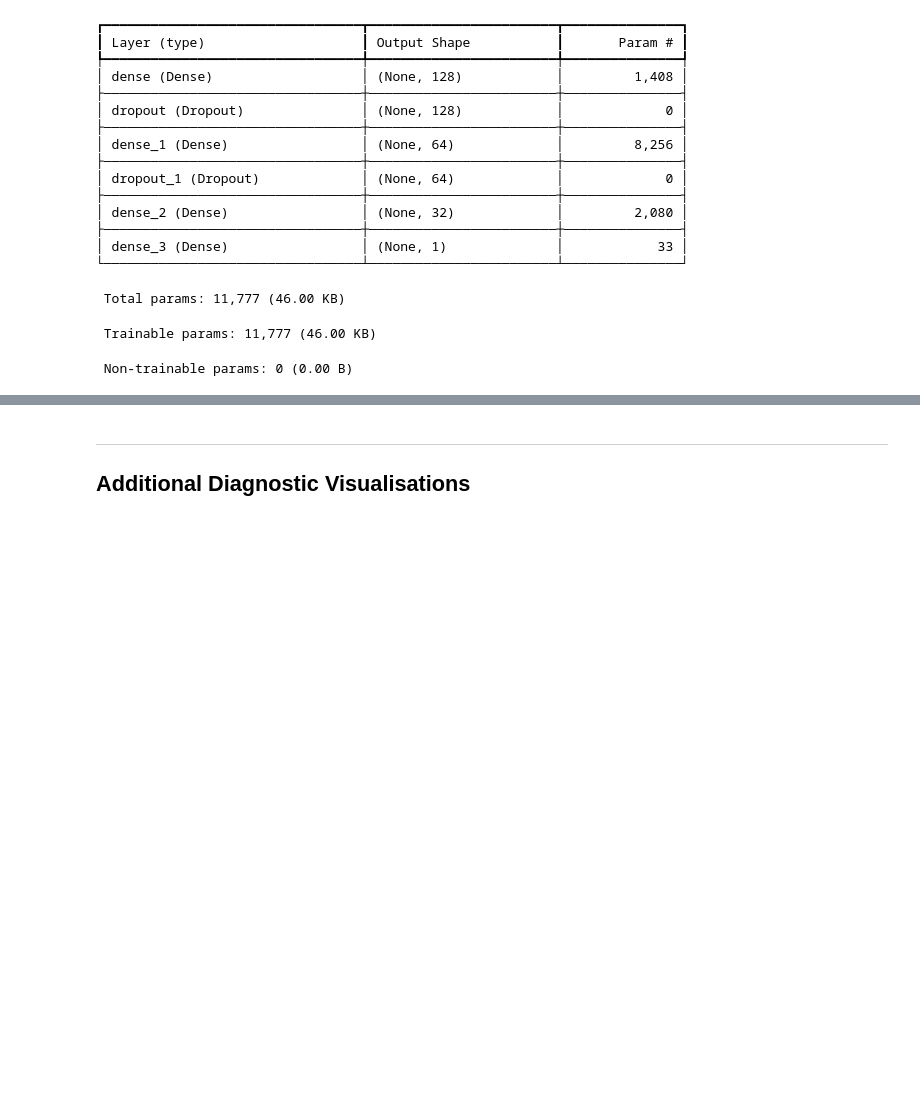
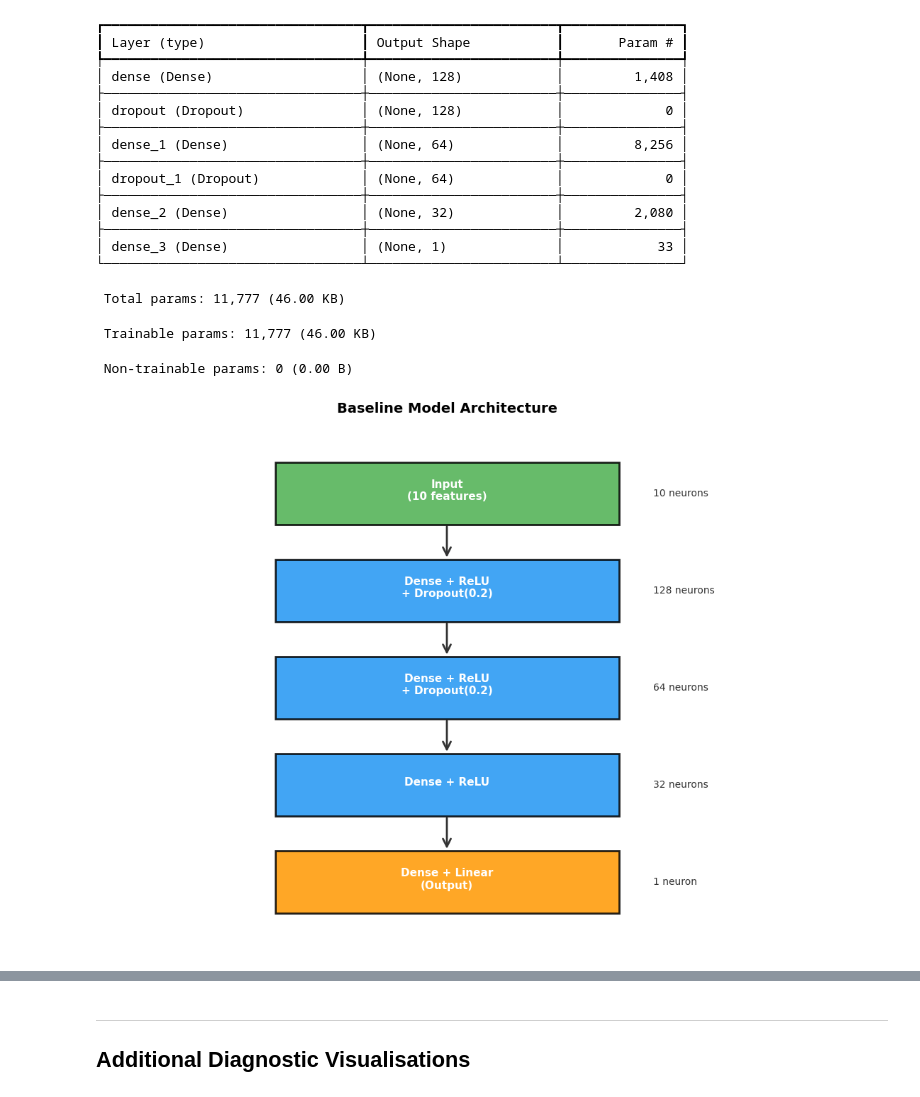
Before and after one commit to nakulpandit/DL_Proj_Final, a Jupyter notebook: DL_project.ipynb, the cells around one changed output, grey strips where cells are left out. Drawn from its saved outputs; the diff is of its cells as text; code cells hidden in the pictures; blank space fills up the shorter version.

Commit message:
updated plots

```diff
--- a/DL_project.ipynb
+++ b/DL_project.ipynb
@@ -292,6 +342,51 @@ Model: "sequential"
  Total params: 11,777 (46.00 KB)
  Trainable params: 11,777 (46.00 KB)
  Non-trainable params: 0 (0.00 B)
+# %%
+# Network Architecture Diagram
+fig, ax = plt.subplots(figsize=(10, 8))
+ax.set_xlim(0, 10)
+ax.set_ylim(0, 10)
+ax.axis('off')
+
+# Define layers
+layers = [
+    ('Input\n(10 features)', '10 neurons', '#4CAF50'),
+    ('Dense + ReLU\n+ Dropout(0.2)', '128 neurons', '#2196F3'),
+    ('Dense + ReLU\n+ Dropout(0.2)', '64 neurons', '#2196F3'),
+    ('Dense + ReLU', '32 neurons', '#2196F3'),
+    ('Dense + Linear\n(Output)', '1 neuron', '#FF9800')
+]
+
+n = len(layers)
+box_h = 1.2
+gap = (10 - n * box_h) / (n + 1)
+y_positions = [10 - gap - box_h / 2 - i * (box_h + gap) for i in range(n)]
+
+for idx, (label, size, color) in enumerate(layers):
+    y = y_positions[idx]
+    rect = plt.Rectangle((2.5, y - box_h/2), 5, box_h,
+                         facecolor=color, edgecolor='black',
+                         linewidth=2, alpha=0.85, zorder=2)
+    ax.add_patch(rect)
+    ax.text(5, y + 0.05, label, ha='center', va='center',
+            fontsize=11, fontweight='bold', color='white', zorder=3)
+    ax.text(8.0, y, size, ha='left', va='center',
+            fontsize=10, color='#333333', zorder=3)
+    # Draw arrow to next layer
+    if idx < n - 1:
+        ax.annotate('', xy=(5, y_positions[idx+1] + box_h/2),
+                    xytext=(5, y - box_h/2),
+                    arrowprops=dict(arrowstyle='->', color='#333333',
+                                   lw=2, mutation_scale=20),
+                    zorder=1)
+
+ax.set_title('Baseline Model Architecture', fontsize=14, fontweight='bold', pad=15)
+plt.tight_layout()
+plt.savefig('plots/network_architecture.png', dpi=150, bbox_inches='tight')
+plt.show()
+# %% [output]
+[figure, added]
 # %%
 early_stop = EarlyStopping(
     monitor="val_loss",
```
Also changed, not shown: parts of 24 cells of this notebook, 15 other files.
